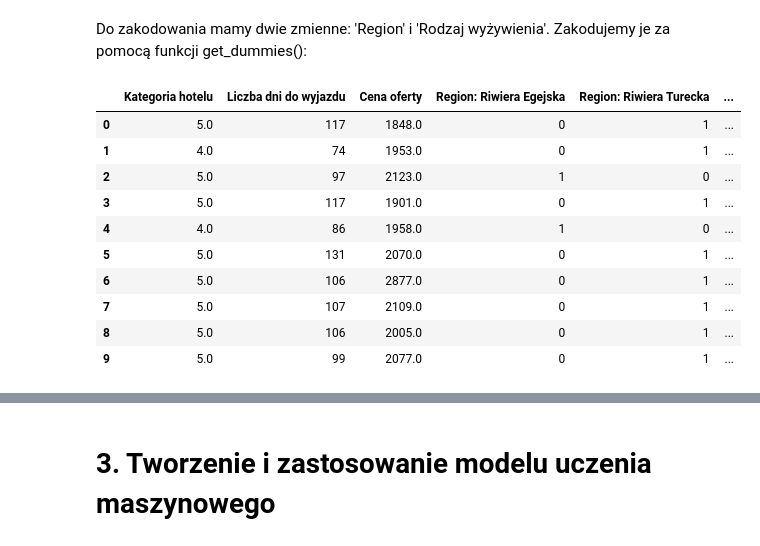
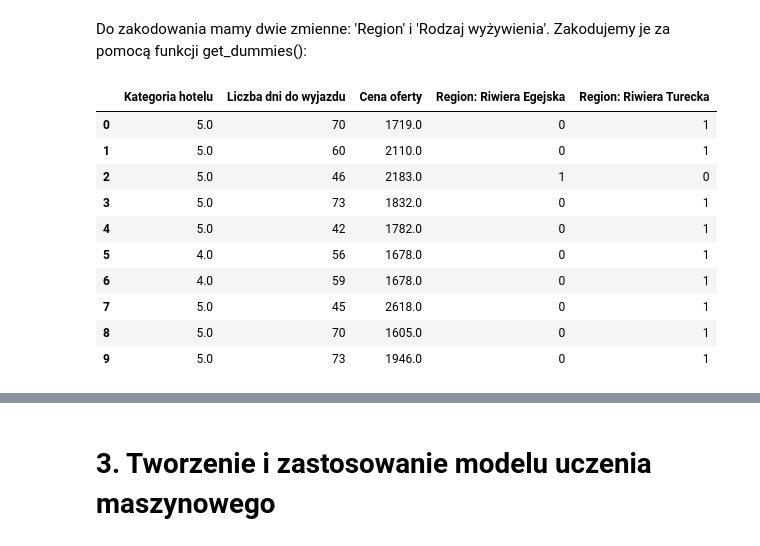
Before and after one commit to RobSpiewakowski/Public_repository, a Jupyter notebook: My_first_ML_project_with_scikit_learn.ipynb, the cells around one changed output, grey strips where cells are left out. Drawn from its saved outputs; the diff is of its cells as text; code cells hidden in the pictures.

```diff
--- a/My_first_ML_project_with_scikit_learn.ipynb
+++ b/My_first_ML_project_with_scikit_learn.ipynb
@@ -376,5 +273,0 @@ Name: Sposób dojazdu, dtype: int64
-# %%
-# Wyrzucamy z danych wszystkie wartości z własnym dojazdem:
-dane = dane[dane['Sposób dojazdu'] != 'własny']
-print(dane['Sposób dojazdu'].value_counts(dropna = False))
-dane.head(10)
@@ -577,7 +400,7 @@ None
 * Liczba dni do wyjazdu - myślę, że ma kluczowe znaczenie, gdyż z okazji 'Last minute' ceny się obniża - zostaje :-)
 # %%
 # Lista cech, które pozostają do analizy:
-cechy_model = ['Region', 'Kategoria hotelu', 'Rodzaj wyżywienia', 'Liczba dni do wyjazdu', 'Cena oferty']
+cechy_model = ['Region', 'Kategoria hotelu', 'Liczba dni do wyjazdu', 'Cena oferty']
 
 # Tak będzie wyglądał nasz model po wytypowaniu cech znaczących:
 dane_ML = dane[cechy_model]
@@ -636,7 +459,7 @@ def IQR_outliers(a, b, c):
   return b
 # %%
 # Użycie funkcji na zbiorze danych - cena. Zmodyfikujemy nieco wartośćkwartyli, tak aby być bardziej tolerancyjnym na wyższe ceny:
-dane_ML['Flaga IQR'] = IQR_outliers(dane_ML['Cena oferty'], 10, 90)
+dane_ML['Flaga IQR'] = IQR_outliers(dane_ML['Cena oferty'], 25, 75)
 
 # Na wykresie będzie to wyglądało tak:
 plot4 = px.scatter(dane_ML,
@@ -675,6 +486,6 @@ dane_ML.head(10)
 # %%
 # Użycie funkcji na zbiorze danych - Liczba dni do wyjazdu. Zmodyfikujemy nieco wartośćkwartyli, tak aby być bardziej tolerancyjnym na wyższe ceny:
-dane_ML['Flaga IQR'] = IQR_outliers(dane_ML['Liczba dni do wyjazdu'], 10, 80)
+dane_ML['Flaga IQR'] = IQR_outliers(dane_ML['Liczba dni do wyjazdu'], 25, 75)
 
 # Na wykresie będzie to wyglądało tak:
 plot5 = px.scatter(dane_ML,
@@ -751,17 +533,17 @@ Jak widać, między zmiennymi nie ma dużej korelacji. Trudno więc o usuwanie j
 # %% [markdown]
 Do zakodowania mamy dwie zmienne: 'Region' i 'Rodzaj wyżywienia'. Zakodujemy je za pomocą funkcji get_dummies():
 # %%
-dane_ML = pd.get_dummies(dane_ML, columns = ['Region', 'Rodzaj wyżywienia'], prefix_sep = ': ')
+dane_ML = pd.get_dummies(dane_ML, columns = ['Region'], prefix_sep = ': ')
 dane_ML.head(10)
 # %% [output]
-|  | Kategoria hotelu | Liczba dni do wyjazdu | Cena oferty | Region: Riwiera Egejska | Region: Riwiera Turecka | ... |
-| 0 | 5.0 | 117 | 1848.0 | 0 | 1 | ... |
-| 1 | 4.0 | 74 | 1953.0 | 0 | 1 | ... |
-| 2 | 5.0 | 97 | 2123.0 | 1 | 0 | ... |
-| 3 | 5.0 | 117 | 1901.0 | 0 | 1 | ... |
-| 4 | 4.0 | 86 | 1958.0 | 1 | 0 | ... |
-| 5 | 5.0 | 131 | 2070.0 | 0 | 1 | ... |
-| 6 | 5.0 | 106 | 2877.0 | 0 | 1 | ... |
-| 7 | 5.0 | 107 | 2109.0 | 0 | 1 | ... |
-| 8 | 5.0 | 106 | 2005.0 | 0 | 1 | ... |
-| 9 | 5.0 | 99 | 2077.0 | 0 | 1 | ... |
+|  | Kategoria hotelu | Liczba dni do wyjazdu | Cena oferty | Region: Riwiera Egejska | Region: Riwiera Turecka |
+| 0 | 5.0 | 70 | 1719.0 | 0 | 1 |
+| 1 | 5.0 | 60 | 2110.0 | 0 | 1 |
+| 2 | 5.0 | 46 | 2183.0 | 1 | 0 |
+| 3 | 5.0 | 73 | 1832.0 | 0 | 1 |
+| 4 | 5.0 | 42 | 1782.0 | 0 | 1 |
+| 5 | 4.0 | 56 | 1678.0 | 0 | 1 |
+| 6 | 4.0 | 59 | 1678.0 | 0 | 1 |
+| 7 | 5.0 | 45 | 2618.0 | 0 | 1 |
+| 8 | 5.0 | 70 | 1605.0 | 0 | 1 |
+| 9 | 5.0 | 73 | 1946.0 | 0 | 1 |
```
Also changed, not shown: parts of 49 cells of this notebook.
